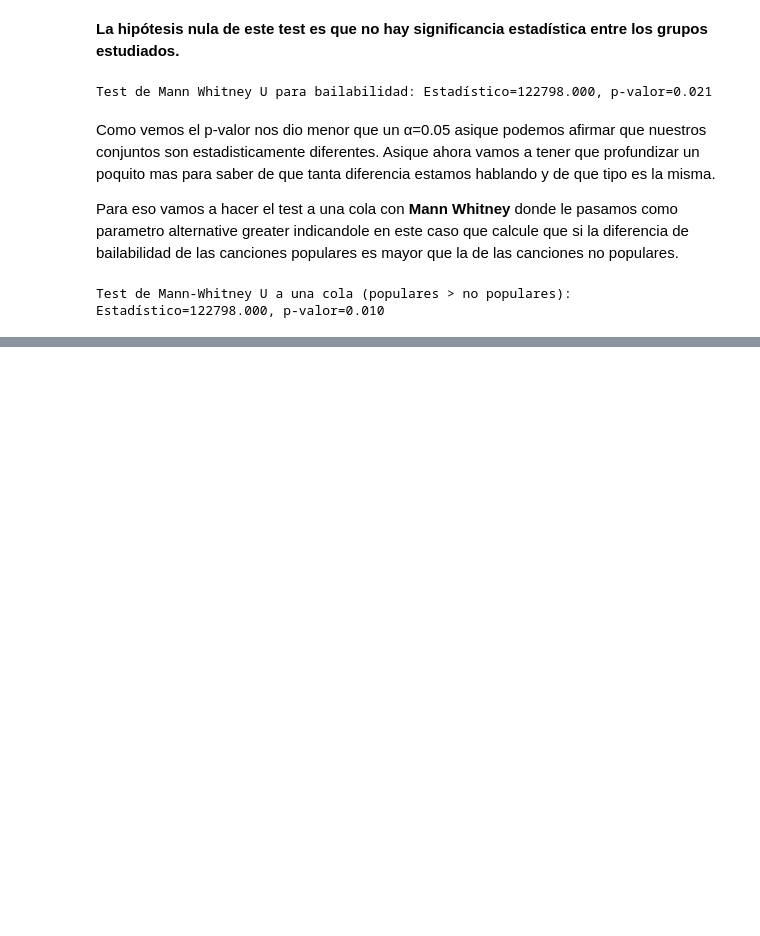
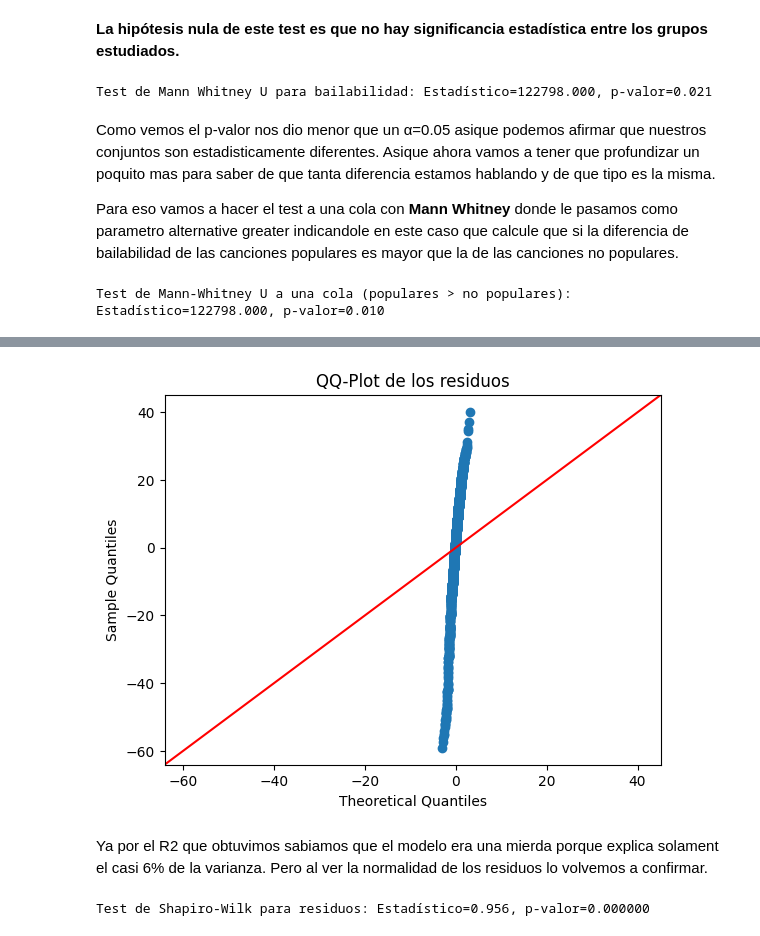
Before and after one commit to nachoperna/Fundamentos-de-la-Ciencia-de-Datos, a Jupyter notebook: TPE/tpe.ipynb, the cells around one changed output, grey strips where cells are left out. Saved outputs shown, nothing was run; the diff lists cells and outputs as text; code cells hidden in the pictures; blank space fills up the shorter version.

```diff
--- a/TPE/tpe.ipynb
+++ b/TPE/tpe.ipynb
@@ -1561,0 +1568,11 @@ Test de Mann-Whitney U a una cola (populares > no populares): Estadístico=12279
+# %%
+# Metamoslo en un dataframe así no perdemos los nombres de las columnas
+covers_sin_popularity_estandarizado_df = pd.DataFrame(covers_sin_popularity_estandarizado, columns=covers_sin_popularity.columns)
+
+# Imprimir las medias y desviaciones estándar antes del escalado
+print("Medias y desviaciones estándar antes del escalado:")
+print(covers_sin_popularity.describe().loc[['mean', 'std']])
+
+# Imprimir las medias y desviaciones estándar después del escalado
+print("\nMedias y desviaciones estándar después del escalado:")
+print(pd.DataFrame(covers_sin_popularity_estandarizado_df).describe().loc[['mean', 'std']])
@@ -1561,0 +1597,10 @@ Test de Mann-Whitney U a una cola (populares > no populares): Estadístico=12279
+# %%
+import statsmodels.api as sm
+
+y = raw_covers['Popularity']
+# Agregamos una constante como característica, para estimar la ordenada al origen
+const = sm.add_constant(covers_sin_popularity_estandarizado_df)
+# Ajustamos el modelo
+model = sm.OLS(y, const).fit()
+# Imprimimos el resumen de los resultados
+print(model.summary())
@@ -1561,0 +1625,14 @@ Test de Mann-Whitney U a una cola (populares > no populares): Estadístico=12279
+# %%
+# QQ-Plot
+sm.qqplot(model.resid, line='45')
+plt.title("QQ-Plot de los residuos")
+plt.show()
+# %% [output]
+[figure, added]
+# %% [markdown]
+Ya por el R2 que obtuvimos sabiamos que el modelo era una mierda porque explica solament el casi 6% de la varianza. Pero al ver la normalidad de los residuos lo volvemos a confirmar.
+# %%
+stat, p = stats.shapiro(model.resid)
+print(f"Test de Shapiro-Wilk para residuos: Estadístico={stat:.3f}, p-valor={p:.6f}")
+# %% [output]
+Test de Shapiro-Wilk para residuos: Estadístico=0.956, p-valor=0.000000
```
Also changed, not shown: parts of 21 cells of this notebook.
